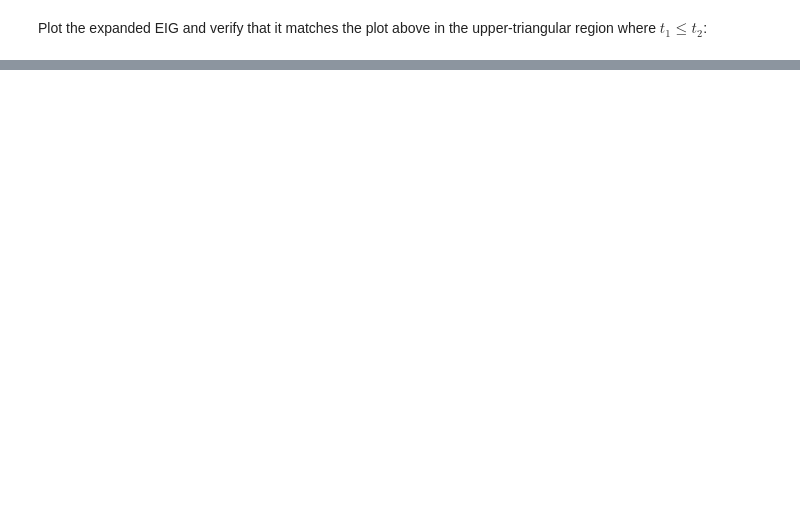
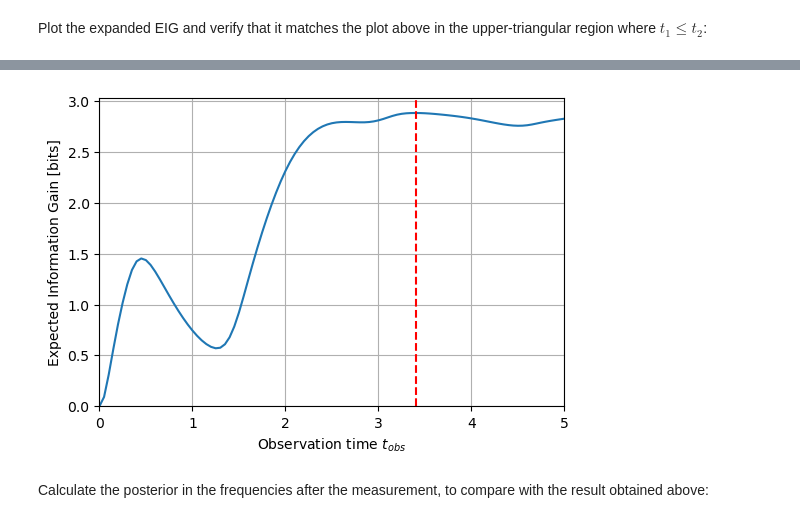
Before and after one commit to dkirkby/bayesdesign, a Jupyter notebook: examples/GridConstraints.ipynb, the cells around one changed output, grey strips where cells are left out. Saved outputs shown, nothing was run; the diff lists cells and outputs as text; code cells hidden in the pictures; blank space fills up the shorter version.

```diff
--- a/examples/GridConstraints.ipynb
+++ b/examples/GridConstraints.ipynb
@@ -146,0 +241,13 @@ True
+# %%
+params2b = Grid(amplitude=1, f1=np.linspace(0.2, 2.0, 181), f2=np.linspace(0.2, 2.0, 181), offset=0,
+                constraint=lambda f1,f2: PermutationInvariant(f1, f2))
+# %%
+with GridStack(features2, designs2, params2b):
+    y_mean = params2b.amplitude * (
+        np.sin(params2b.f1 * (designs2.t_obs - params2b.offset)) +
+        np.sin(params2b.f2 * (designs2.t_obs - params2b.offset)))
+    y_diff = features2.y_obs - y_mean
+    likelihood2b = np.exp(-0.5 * (y_diff / sigma_y) ** 2)
+    features2.normalize(likelihood2b)
+# %%
+designer2b = ExperimentDesigner(params2b, features2, designs2, likelihood2b)
@@ -146,0 +270,11 @@ True
+# %%
+fig, ax = plt.subplots(figsize=(6, 4))
+ax.plot(designs2.t_obs, designer2b.EIG)
+ax.set(xlabel='Observation time $t_{obs}$', xlim=designs2.extent('t_obs'),
+       ylabel='Expected Information Gain [bits]', ylim=(0, None))
+ax.axvline(t, color='red', linestyle='--')
+ax.grid();
+# %% [output]
+[figure, added]
+# %% [markdown]
+Calculate the posterior in the frequencies after the measurement, to compare with the result obtained above:
```
Also changed, not shown: parts of 58 cells of this notebook.
